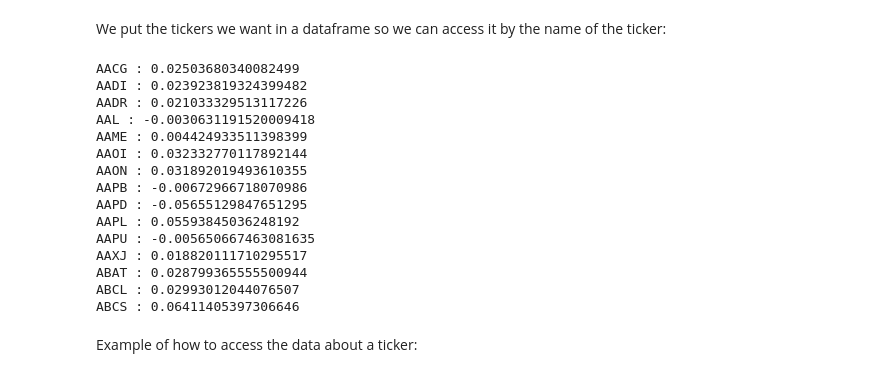
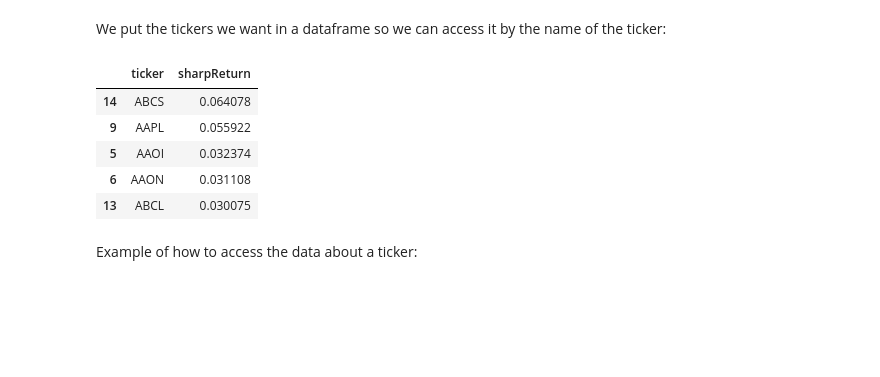
Before and after one commit to AugustinSamier/BigDataFrameworks, a Jupyter notebook: Project.ipynb, the cells around one changed output. Cells and saved outputs as stored; diff of their text form; code cells hidden in the pictures; blank space fills up the shorter version.

Commit message:
df de sharpreturn ratio

```diff
--- a/Project.ipynb
+++ b/Project.ipynb
@@ -89,31 +89,24 @@ df_min=dataEng(dfmin)
 
 df_day["return"]=df_day["adjclose"].pct_change()
 # %%
-sharpReturnDict={}
+sharpReturnDf=pd.DataFrame()
+sharpReturnDf["ticker"]=nasdaq_list
 risk_free=0.02/252
 for ticker in nasdaq_list:
     dfreturn=pd.DataFrame()
     dfreturn=df_day[df_day["ticker"]==ticker]
-    returnR=dfreturn["return"].mean() #We do a dictionary of return mean
+    returnR=dfreturn["return"].mean()
     vola=dfreturn["return"].std()
-    sharpReturnDict[ticker]=(returnR-risk_free)/vola
-    print(f"{ticker} : {sharpReturnDict[ticker]}")
+    sharpReturnDf.loc[sharpReturnDf["ticker"]==ticker,"sharpReturn"]=(returnR-risk_free)/vola #dataframe of sharpreturn ratio for each chart
+sharpReturnDf=sharpReturnDf.sort_values(by="sharpReturn",ascending=False)
+sharpReturnDf.head()
 # %% [output]
-AACG : 0.02503680340082499
-AADI : 0.023923819324399482
-AADR : 0.021033329513117226
-AAL : -0.0030631191520009418
-AAME : 0.004424933511398399
-AAOI : 0.032332770117892144
-AAON : 0.031892019493610355
-AAPB : -0.00672966718070986
-AAPD : -0.05655129847651295
-AAPL : 0.05593845036248192
-AAPU : -0.005650667463081635
-AAXJ : 0.018820111710295517
-ABAT : 0.028799365555500944
-ABCL : 0.02993012044076507
-ABCS : 0.06411405397306646
+|  | ticker | sharpReturn |
+| 14 | ABCS | 0.064078 |
+| 9 | AAPL | 0.055922 |
+| 5 | AAOI | 0.032374 |
+| 6 | AAON | 0.031108 |
+| 13 | ABCL | 0.030075 |
 # %% [markdown]
 Example of how to access the data about a ticker:
 # %%
```
Also changed, not shown: parts of 1 cell of this notebook.
